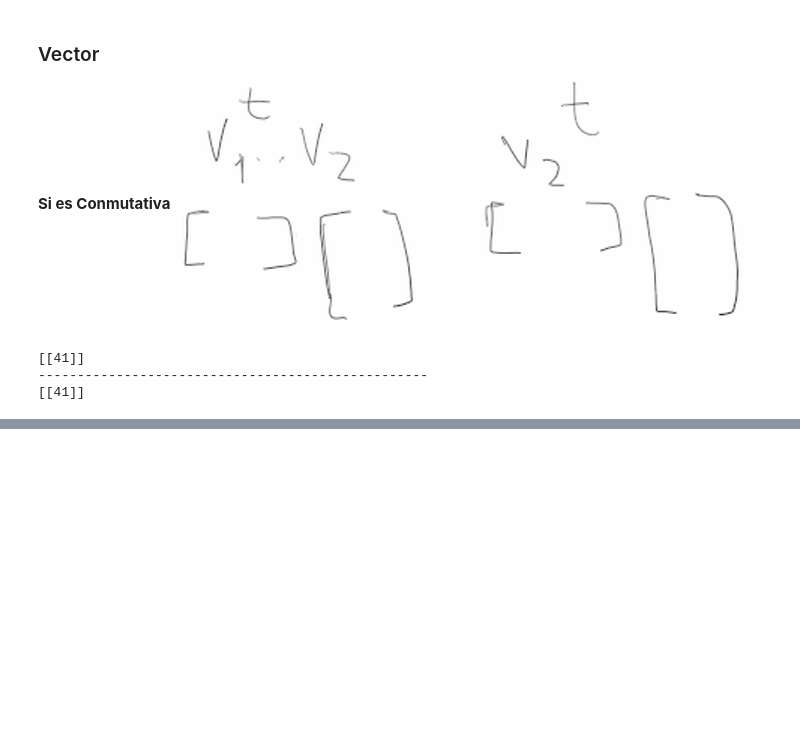
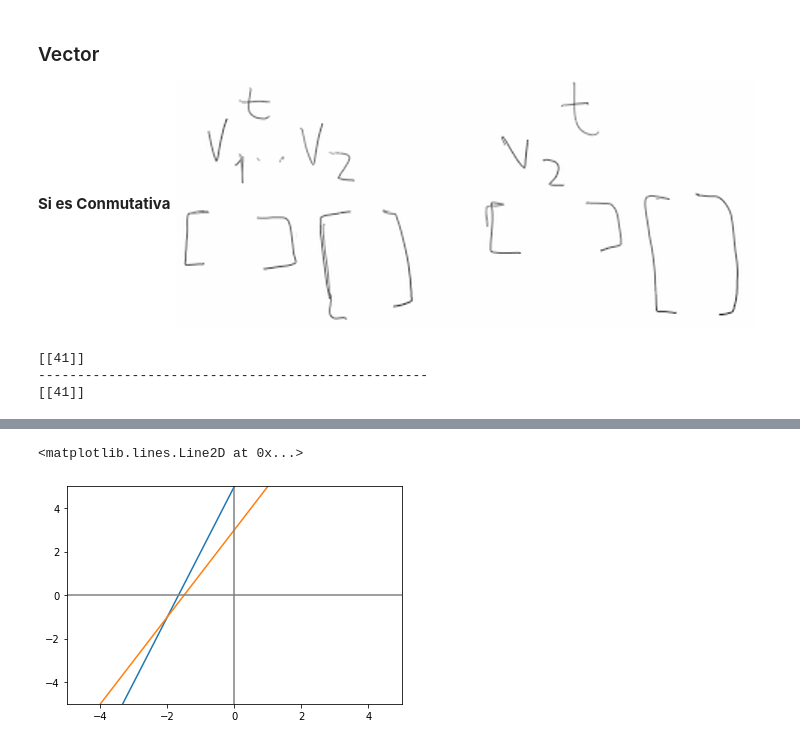
Before and after one commit to OscarABazanez/Fundamentos-de-Algebra-Lineal-con-Python, a Jupyter notebook: [2] transposicion-suma-matrices-escalares.ipynb, the cells around one changed output, grey strips where cells are left out. Cells and saved outputs as stored; diff of their text form; code cells hidden in the pictures; blank space fills up the shorter version.

```diff
--- a/[2] transposicion-suma-matrices-escalares.ipynb
+++ b/[2] transposicion-suma-matrices-escalares.ipynb
@@ -231,0 +265,19 @@ print(v2_tv1)
+# %%
+x = np.arange(-5,5)
+
+y_1 = 3*x + 5
+y_2 = 2*x + 3
+
+plt.figure()
+
+plt.plot(x, y_1)
+plt.plot(x, y_2)
+
+plt.xlim(-5,5)
+plt.ylim(-5,5)
+
+plt.axvline(x=0, color='grey')
+plt.axhline(y=0, color='grey')
+# %% [output]
+<matplotlib.lines.Line2D at 0x...>
+[figure, added]
```
Also changed, not shown: parts of 11 cells of this notebook.
